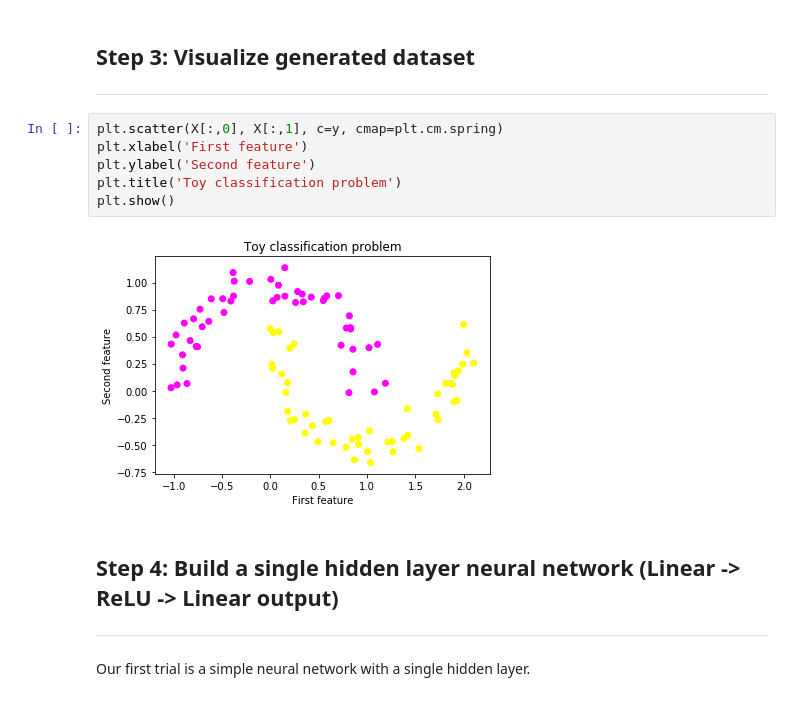
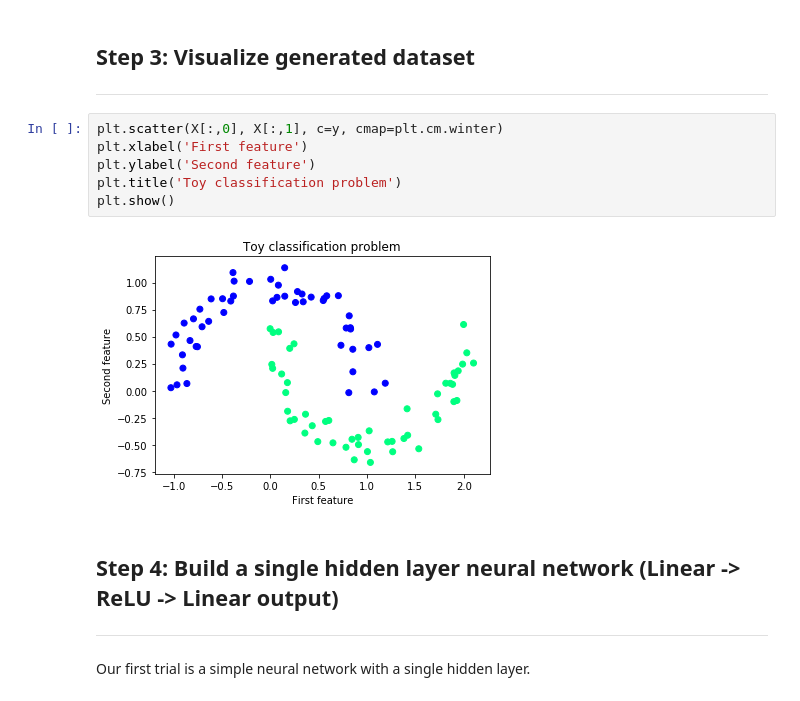
Before and after one commit to madalinabuzau/tensorflow-eager-tutorials, a Jupyter notebook: 01_simple_feedforward_neural_network.ipynb, the cells around one changed output. Saved outputs shown, nothing was run; the diff lists cells and outputs as text.

```diff
--- a/01_simple_feedforward_neural_network.ipynb
+++ b/01_simple_feedforward_neural_network.ipynb
@@ -40,13 +40,13 @@ X, y = make_moons(n_samples=100, noise=0.1, random_state=2018)
 ## Step 3: Visualize generated dataset
 ----
 # %%
-plt.scatter(X[:,0], X[:,1], c=y, cmap=plt.cm.spring)
+plt.scatter(X[:,0], X[:,1], c=y, cmap=plt.cm.winter)
 plt.xlabel('First feature')
 plt.ylabel('Second feature')
 plt.title('Toy classification problem')
 plt.show()
 # %% [output]
-[figure, old version]
+[figure, new version]
 # %% [markdown]
 ## Step 4: Build a single hidden layer neural  network (Linear -> ReLU -> Linear output)
 ----
```
Also changed, not shown: parts of 2 cells of this notebook, 9 other files.
